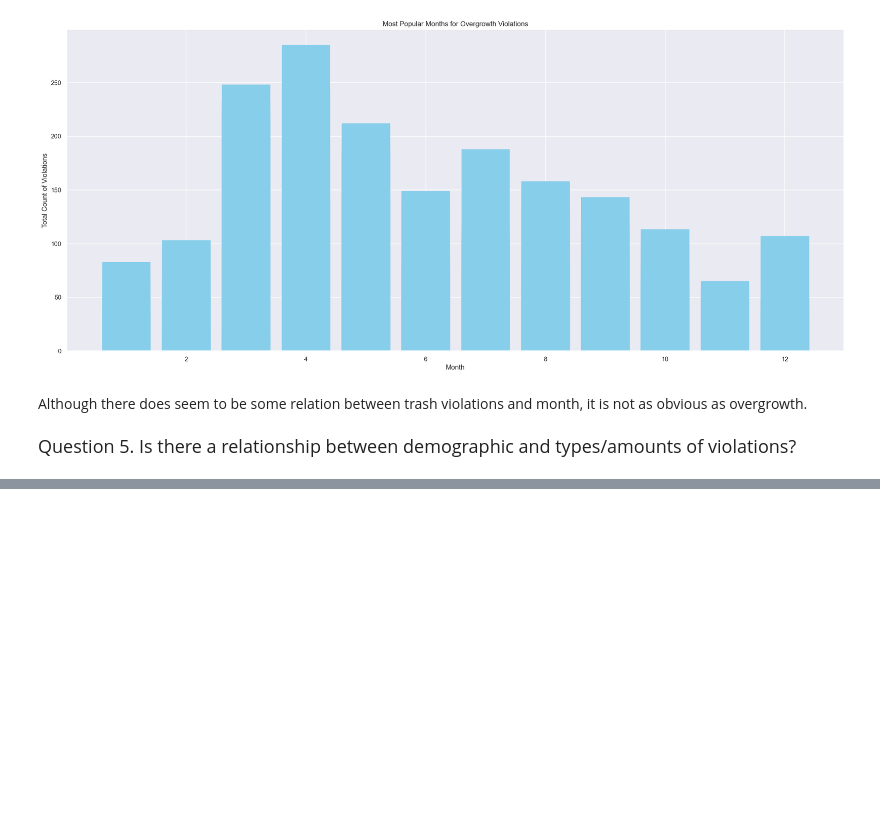
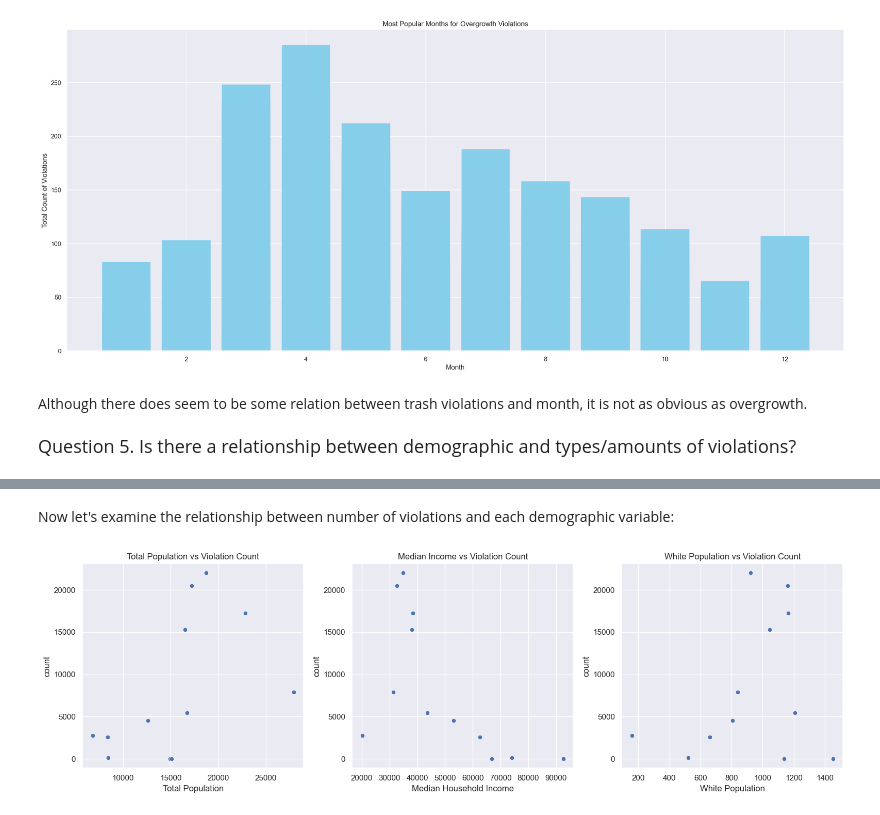
Before and after one commit to ht6631/IST_652_Project, a Jupyter notebook: ProjectAnalysis.ipynb, the cells around one changed output, grey strips where cells are left out. Saved outputs shown, nothing was run; the diff lists cells and outputs as text; code cells hidden in the pictures; blank space fills up the shorter version.

```diff
--- a/ProjectAnalysis.ipynb
+++ b/ProjectAnalysis.ipynb
@@ -590,0 +612,10 @@ Although there does seem to be some relation between trash violations and month,
+# %%
+# get violation counts for each zip
+by_zip = code_violations.groupby('complaint_zip').size().reset_index(name='count')
+
+# merge the grouped data with the demographics
+by_zip_all = pd.merge(by_zip, zip_data, left_on='complaint_zip', right_on='zipcode', how='left')
+
+# converting all columns to numeric
+by_zip_all = by_zip_all.apply(pd.to_numeric)
+by_zip_all
@@ -590,0 +636,22 @@ Although there does seem to be some relation between trash violations and month,
+# %% [markdown]
+Now let's examine the relationship between number of violations and each demographic variable:
+# %%
+# Scatter plots for individual relationships
+plt.figure(figsize=(16, 5))
+
+plt.subplot(1, 3, 1)
+sns.scatterplot(data=by_zip_all, x='Total Population', y='count')
+plt.title('Total Population vs Violation Count')
+
+plt.subplot(1, 3, 2)
+sns.scatterplot(data=by_zip_all, x='Median Household Income', y='count')
+plt.title('Median Income vs Violation Count')
+
+plt.subplot(1, 3, 3)
+sns.scatterplot(data=by_zip_all, x='White Population', y='count')
+plt.title('White Population vs Violation Count')
+
+plt.tight_layout()
+plt.show()
+# %% [output]
+[figure, added]
```
Also changed, not shown: parts of 15 cells of this notebook.
